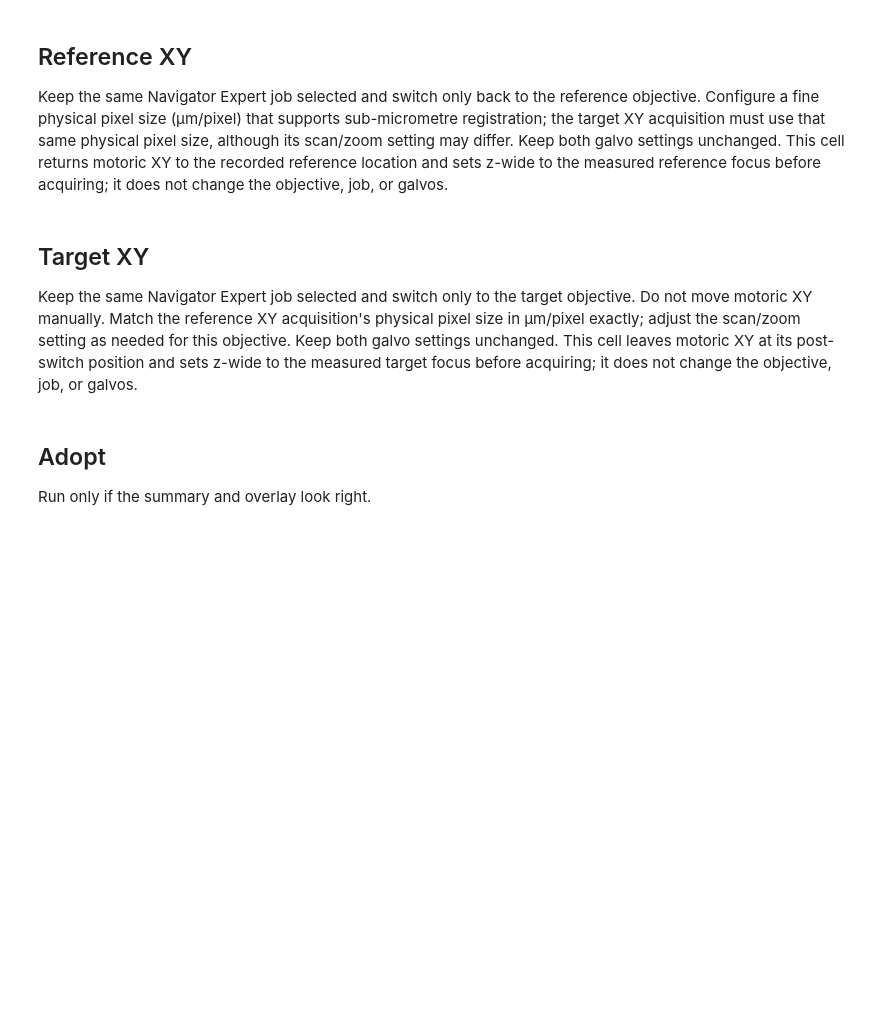
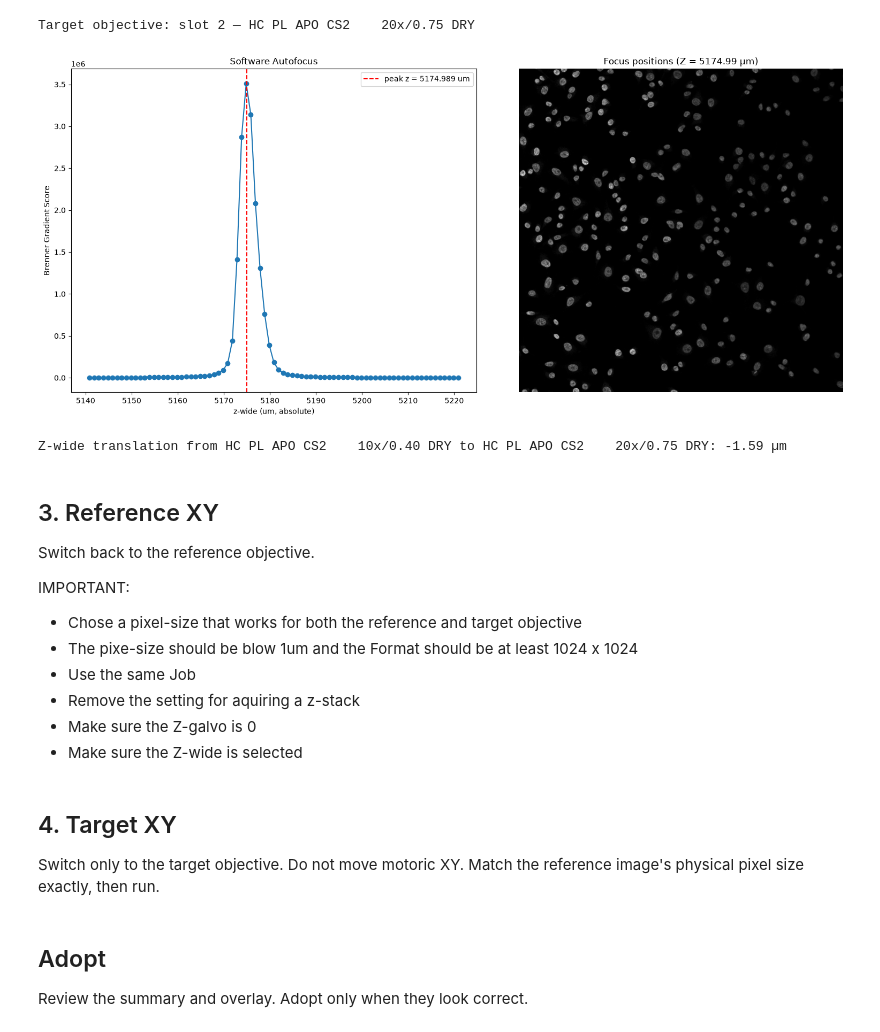
Before and after one commit to thomdehoog/ZMART-microscopy, a Jupyter notebook: zmart_drivers/leica/stellaris5_y42h93/navigator_expert/calibration/notebooks/calibrate_objective_pair.ipynb, the cells around one changed output. Cells and saved outputs as stored; diff of their text form; code cells hidden in the pictures; blank space fills up the shorter version.

```diff
--- a/zmart_drivers/leica/stellaris5_y42h93/navigator_expert/calibration/notebooks/calibrate_objective_pair.ipynb
+++ b/zmart_drivers/leica/stellaris5_y42h93/navigator_expert/calibration/notebooks/calibrate_objective_pair.ipynb
@@ -83,13 +54,19 @@ z-galvo settings. Configure the target z-stack, then run.
 # %%
-session = wf.measure_parfocality_target(session)
+objective_pair.measure(session)
+# %% [output]
+Target objective: slot 2 — HC PL APO CS2    20x/0.75 DRY
+[figure, added]
+Z-wide translation from HC PL APO CS2    10x/0.40 DRY to HC PL APO CS2    20x/0.75 DRY: -1.59 µm
 # %% [markdown]
-## Reference XY
+## 3. Reference XY
 
-Keep the same Navigator Expert job selected and switch only back to the reference
-objective. Configure a fine physical pixel size (µm/pixel) that supports
-sub-micrometre registration; the target XY acquisition must use that same
-physical pixel size, although its scan/zoom setting may differ. Keep both galvo
-settings unchanged. This cell returns motoric XY to the recorded reference
-location and sets z-wide to the measured reference focus before acquiring; it
-does not change the objective, job, or galvos.
+Switch back to the reference objective.
+
+IMPORTANT:
+- Chose a pixel-size that works for both the reference and target objective
+- The pixe-size should be blow 1um and the Format should be at least 1024 x 1024
+- Use the same Job
+- Remove the setting for aquiring a z-stack
+- Make sure the Z-galvo is 0
+- Make sure the Z-wide is selected
 # %%
@@ -97,10 +74,5 @@ session = wf.measure_parcentricity_reference(session)
 # %% [markdown]
-## Target XY
+## 4. Target XY
 
-Keep the same Navigator Expert job selected and switch only to the target
-objective. Do not move motoric XY manually. Match the reference XY acquisition's
-physical pixel size in µm/pixel exactly; adjust the scan/zoom setting as needed
-for this objective. Keep both galvo settings unchanged. This cell leaves motoric
-XY at its post-switch position and sets z-wide to the measured target focus
-before acquiring; it does not change the objective, job, or galvos.
+Switch only to the target objective. Do not move motoric XY. Match the reference image's physical pixel size exactly, then run.
 # %%
@@ -109,7 +80,7 @@ summary
 # %% [markdown]
 ## Adopt
 
-Run only if the summary and overlay look right.
+Review the summary and overlay. Adopt only when they look correct.
 # %%
 adopt.adopt_calibration(
     session,
```
Also changed, not shown: parts of 13 cells of this notebook, 47 other files.
